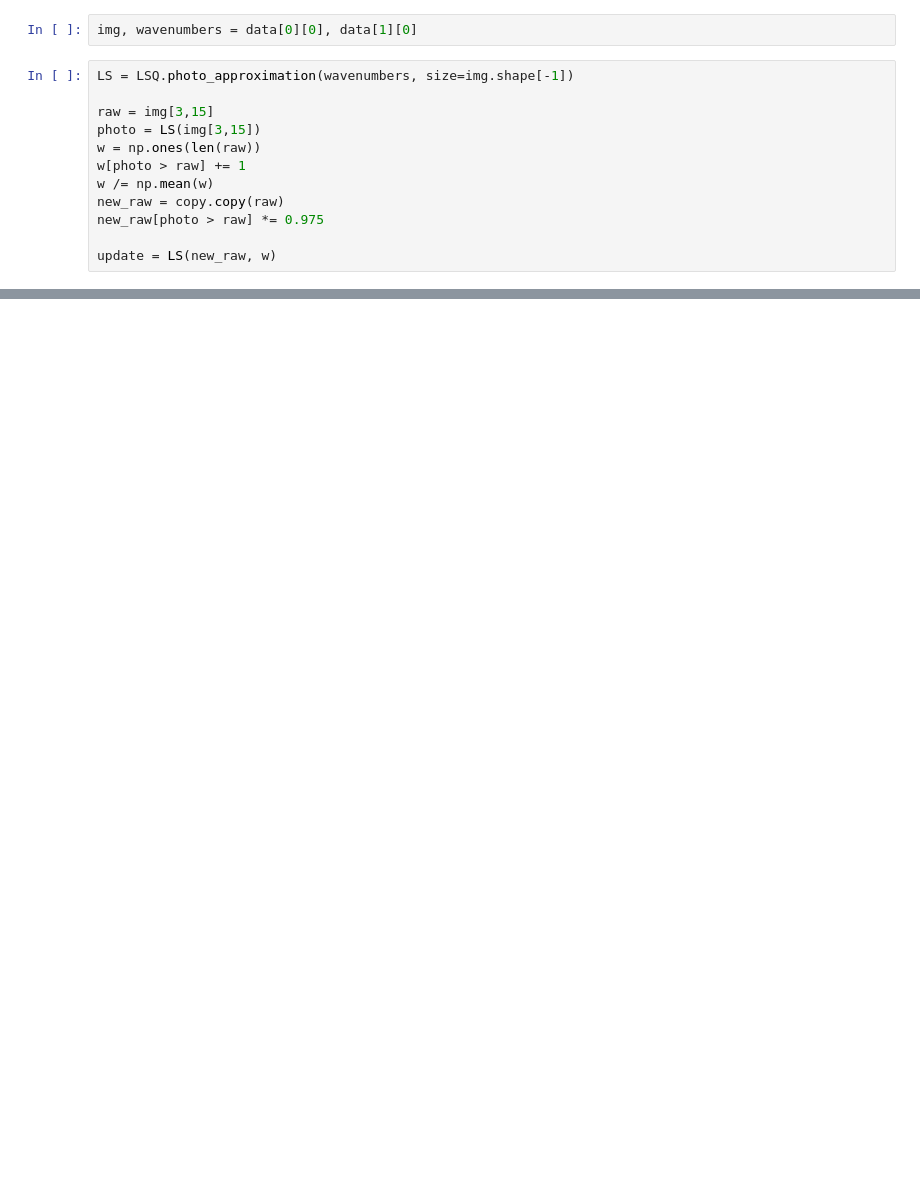
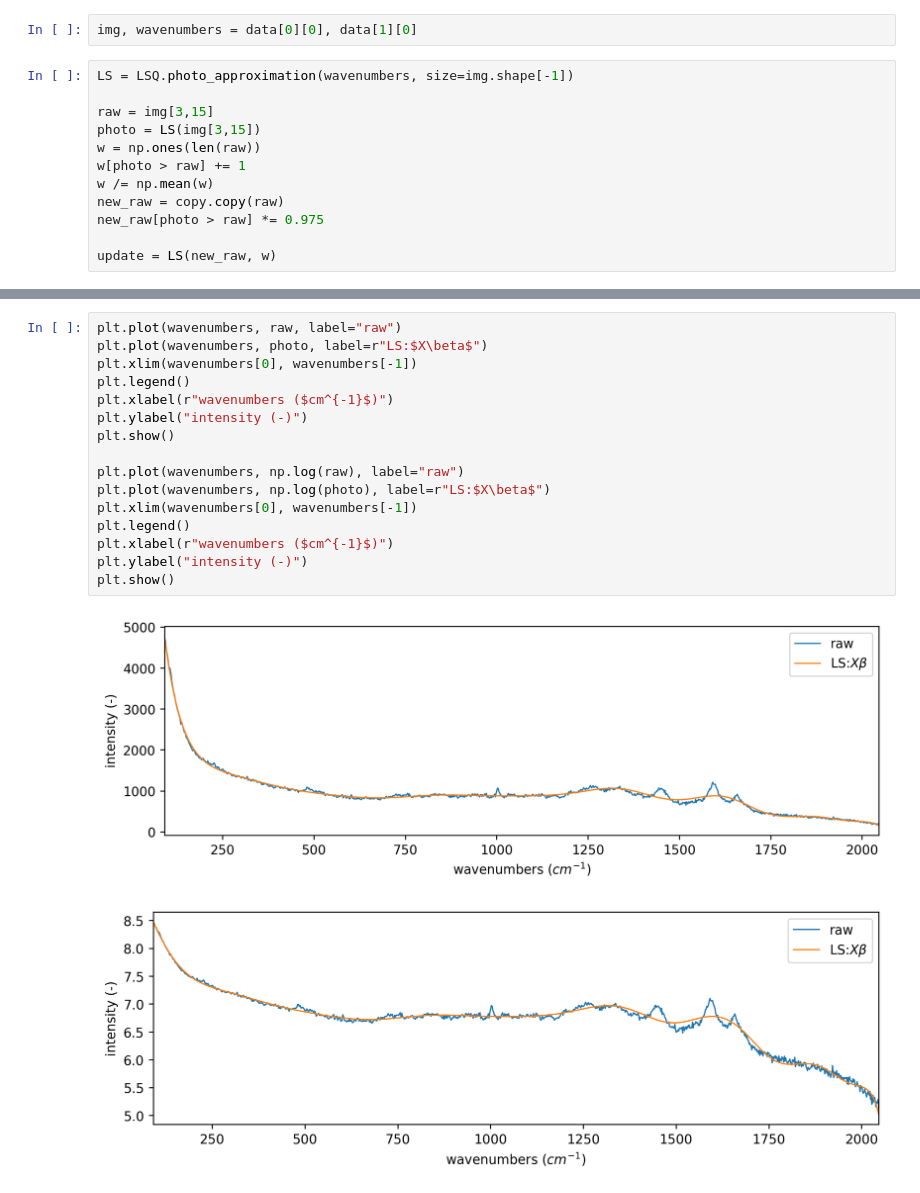
Before and after one commit to jjgsherwood/Raman-and-Photoluminescence-Signal-Separation-in-Raman-Hyperspectral-Imagery, a Jupyter notebook: experiments/Weights_vs_targets_impact.ipynb, the cells around one changed output, grey strips where cells are left out. Cells and saved outputs as stored; diff of their text form; blank space fills up the shorter version.

```diff
--- a/experiments/Weights_vs_targets_impact.ipynb
+++ b/experiments/Weights_vs_targets_impact.ipynb
@@ -58,0 +60,19 @@ plt.show()
+# %%
+plt.plot(wavenumbers, raw, label="raw")
+plt.plot(wavenumbers, photo, label=r"LS:$X\beta$")
+plt.xlim(wavenumbers[0], wavenumbers[-1])
+plt.legend()
+plt.xlabel(r"wavenumbers ($cm^{-1}$)")
+plt.ylabel("intensity (-)")
+plt.show()
+
+plt.plot(wavenumbers, np.log(raw), label="raw")
+plt.plot(wavenumbers, np.log(photo), label=r"LS:$X\beta$")
+plt.xlim(wavenumbers[0], wavenumbers[-1])
+plt.legend()
+plt.xlabel(r"wavenumbers ($cm^{-1}$)")
+plt.ylabel("intensity (-)")
+plt.show()
+# %% [output]
+[figure, added]
+[figure, added]
```
Also changed, not shown: parts of 2 cells of this notebook, 2 other files.
